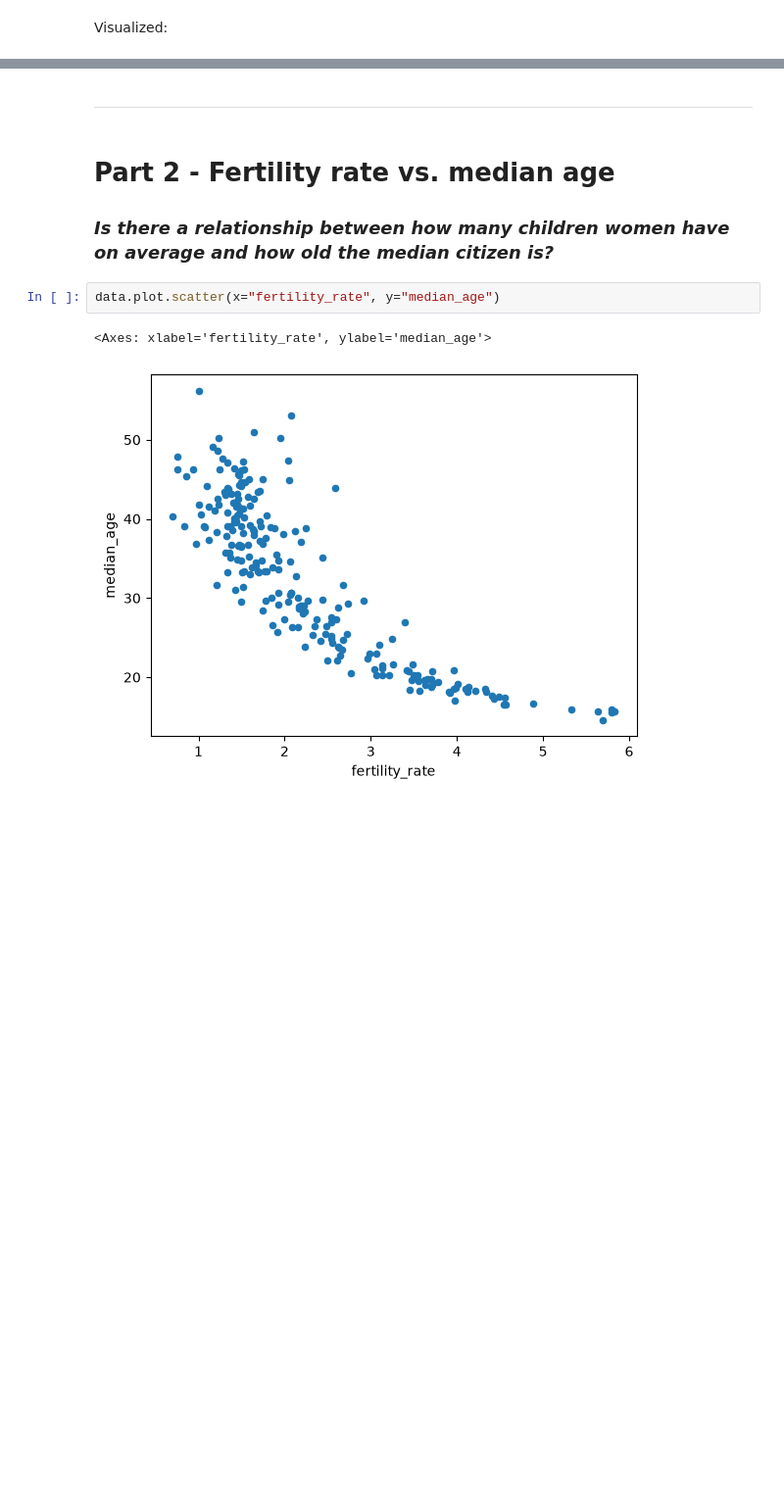
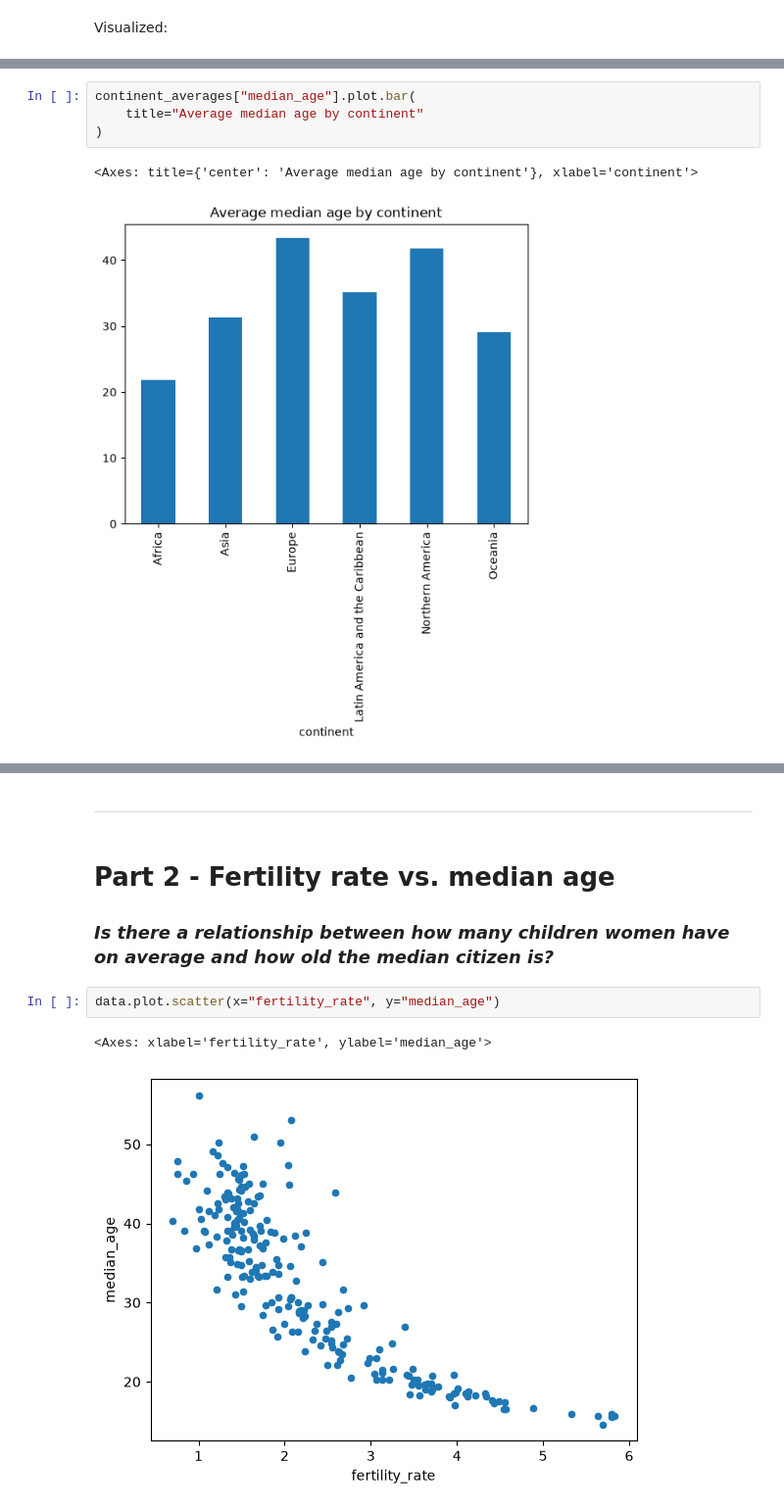
Before and after one commit to KristijanJakimov/population_analysis_project, a Jupyter notebook: analysis.ipynb, the cells around one changed output, grey strips where cells are left out. Shown at 98% size. Cells and saved outputs as stored; diff of their text form; blank space fills up the shorter version.

```diff
--- a/analysis.ipynb
+++ b/analysis.ipynb
@@ -155,0 +156,7 @@ Matplotlib is building the font cache; this may take a moment.
+# %%
+continent_averages["median_age"].plot.bar(
+    title="Average median age by continent"
+)
+# %% [output]
+<Axes: title={'center': 'Average median age by continent'}, xlabel='continent'>
+[figure, added]
```
Also changed, not shown: parts of 7 cells of this notebook.
